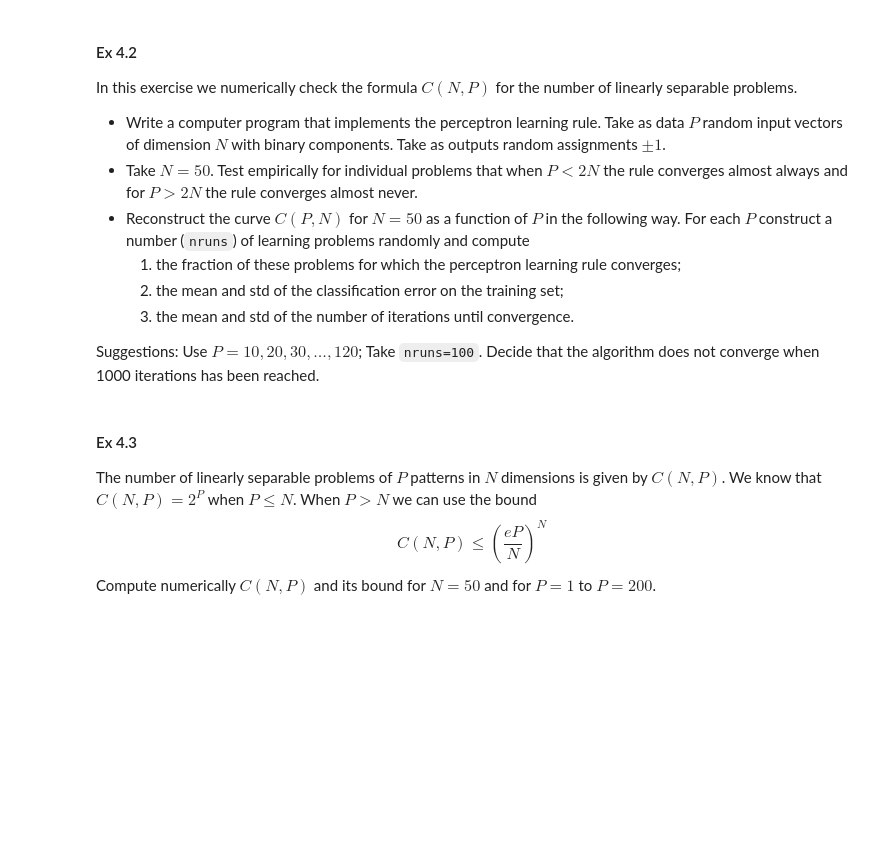
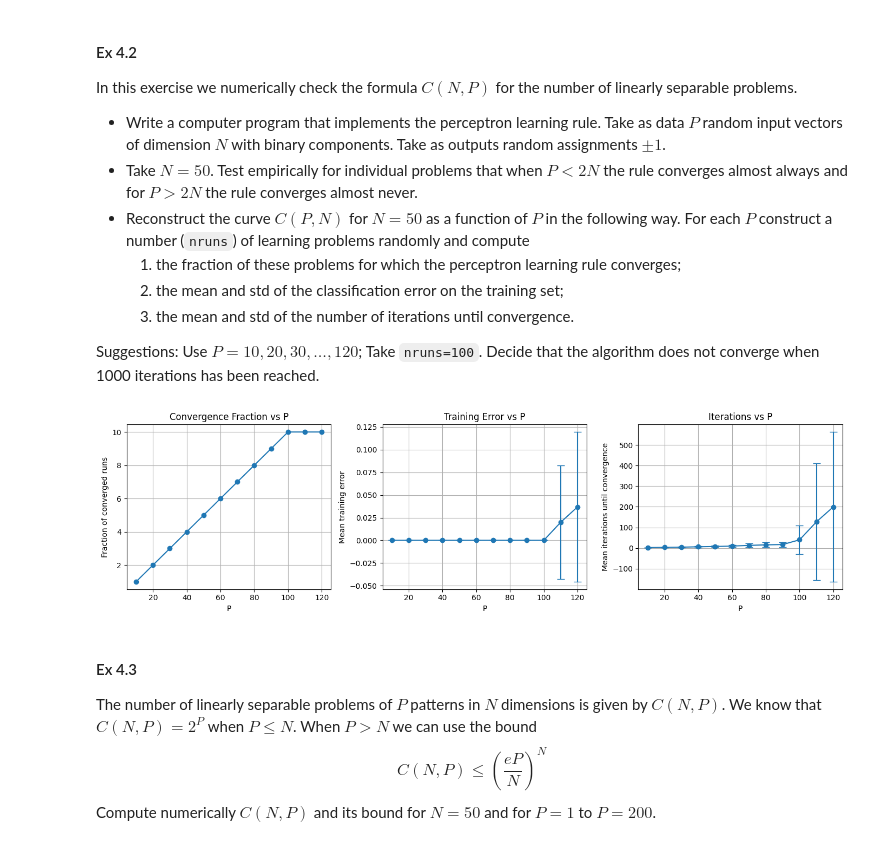
Before and after one commit to josjo99/cds_ml, a Jupyter notebook: Lecture3-perceptron.ipynb, the cells around one changed output. Saved outputs shown, nothing was run; the diff lists cells and outputs as text; code cells hidden in the pictures; blank space fills up the shorter version.

```diff
--- a/Lecture3-perceptron.ipynb
+++ b/Lecture3-perceptron.ipynb
@@ -454,3 +515,34 @@ Suggestions: Use $P=10,20,30, \dots, 120$; Take `nruns=100`. Decide that the alg
+# %%
+errors_list = []
+iterations_list = []
+nruns = 100
+convergence_count = 0
+convergence_fraction = []
+mean_error = []
+std_error = []
+mean_iterations = []
+std_iterations = []
+N=50
+
+
+for p in range(10,121,10):
+    for run in range(nruns):
+        X = np.random.choice([-1, 1], size=(p, N))
+        y = np.random.choice([-1, 1], size=p)
+        error_frac, iterations = train_perceptron(X,y,P=p)
+        errors_list.append(error_frac)
+        iterations_list.append(iterations)
+        if error_frac == 0.0:
+            convergence_count += 1
+    convergence_fraction.append(convergence_count / nruns)
+    mean_error.append(np.mean(errors_list))
+    std_error.append(np.std(errors_list))
+    mean_iterations.append(np.mean(iterations_list))
+    std_iterations.append(np.std(iterations_list))
+# %%
+draw_plots(range(10,121,10), convergence_fraction, mean_error, std_error, mean_iterations, std_iterations)
+# %% [output]
+[figure, added]
 # %% [markdown]
 #### Ex 4.3
 
```
Also changed, not shown: parts of 16 cells of this notebook.
